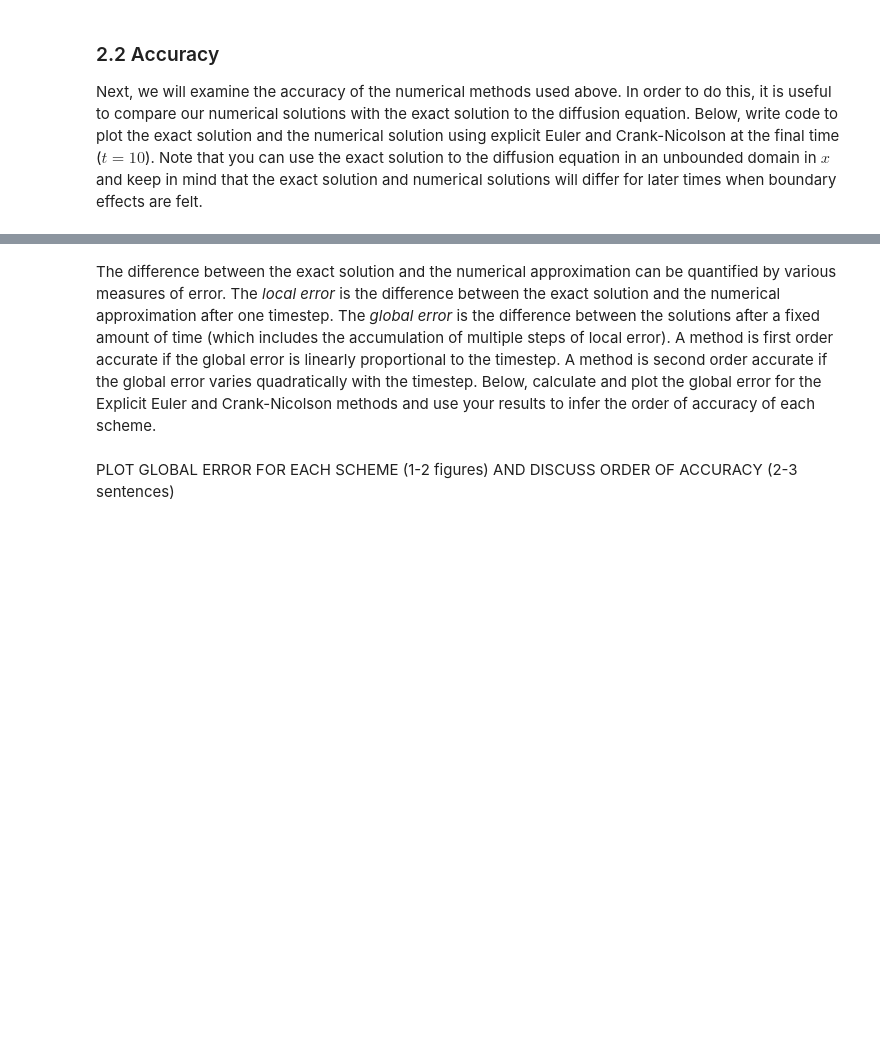
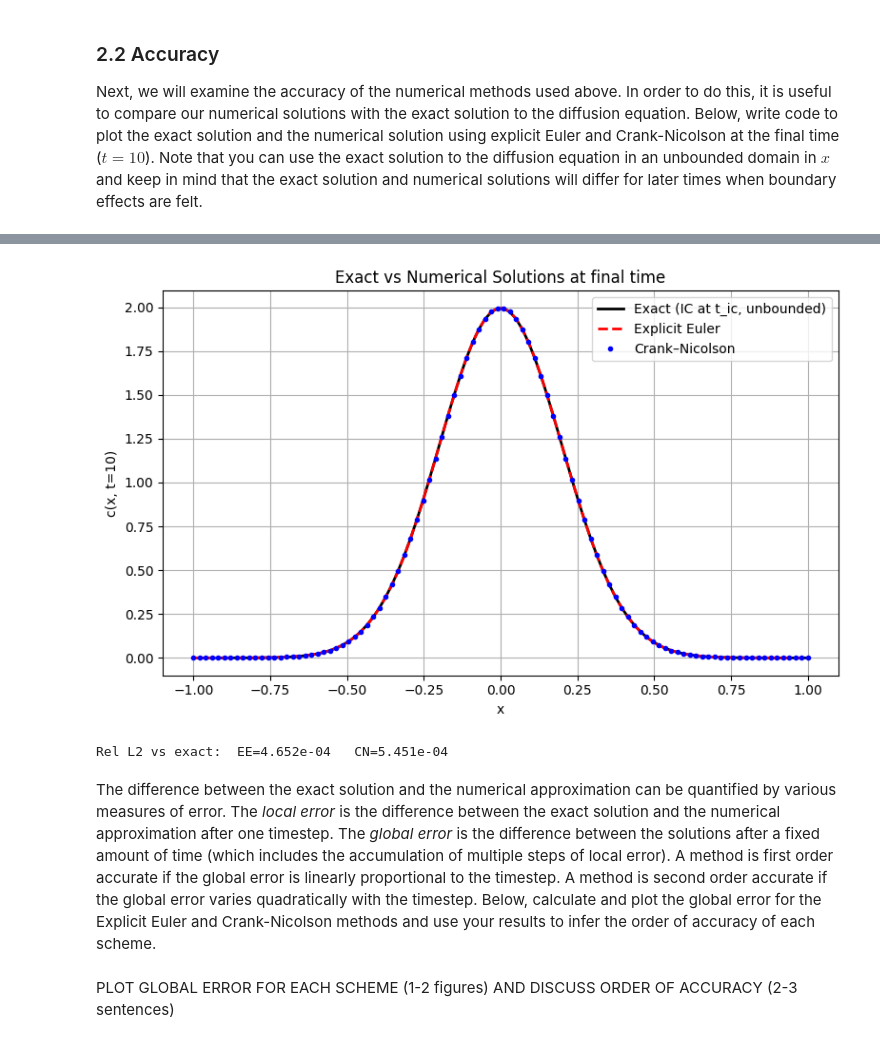
Before and after one commit to josephineshipp/QCES, a Jupyter notebook: Project1_numerical_methods.ipynb, the cells around one changed output, grey strips where cells are left out. Saved outputs shown, nothing was run; the diff lists cells and outputs as text; code cells hidden in the pictures; blank space fills up the shorter version.

```diff
--- a/Project1_numerical_methods.ipynb
+++ b/Project1_numerical_methods.ipynb
@@ -445,0 +447,62 @@ plt.show()
+# %%
+# 1) Explicit Euler
+
+def EE(x, t, kappa):
+    """
+    Explicit Euler for the 1-D diffusion equation with homogeneous Neumann BCs.
+    c^{n+1} = c^n + dt * kappa * M c^n
+    """
+    import time
+    dt = t[1] - t[0]
+    M  = construct_M(x)
+    Nx, Nt = len(x), len(t)
+    c = np.zeros((Nx, Nt))
+
+    # set initial condition (t_ic=10)
+    t_ic = 10.0
+    c[:, 0] = set_ics(x, kappa, t_ic)
+
+    start = time.time()
+    for k in range(1, Nt):
+        c[:, k] = c[:, k-1] + dt * kappa * (M @ c[:, k-1])
+        # enforce Neumann BCs each step (∂x c = 0 at ends)
+        c[0, k]  = c[1, k]
+        c[-1, k] = c[-2, k]
+    end = time.time()
+    print(f"Explicit Euler took {end - start:.2f} s")
+    return c
+
+
+# 2) Exact-vs-Numerical at final time
+c_EE = EE(x, t, kappa)
+c_CN = CN(x, t, kappa)
+
+# final time and slices
+t_final_idx = -1
+t_val = t[t_final_idx]
+c_euler_final = c_EE[:, t_final_idx]
+c_cn_final    = c_CN[:, t_final_idx]
+
+# exact solution
+t_ic = 10.0
+teff = t_ic + t_val
+c_exact = (1.0 / np.sqrt(4.0 * np.pi * kappa * teff)) * np.exp(-x**2 / (4.0 * kappa * teff))
+
+# plot results
+plt.figure(figsize=(8, 5))
+plt.plot(x, c_exact, color='k', lw=2, label='Exact (IC at t_ic, unbounded)')
+plt.plot(x, c_euler_final, color='red', lw=2, linestyle='--', label='Explicit Euler')
+plt.plot(x, c_cn_final, 'b.', lw=2, label='Crank–Nicolson')
+plt.xlabel('x')
+plt.ylabel(f'c(x, t={t_val:g})')
+plt.title('Exact vs Numerical Solutions at final time')
+plt.grid(True)
+plt.legend()
+plt.tight_layout()
+plt.show()
+
+# accuracy number
+def relL2(a, b):
+    return np.linalg.norm(a - b) / np.linalg.norm(b)
+print(f"Rel L2 vs exact:  EE={relL2(c_euler_final, c_exact):.3e}   CN={relL2(c_cn_final, c_exact):.3e}")
+# %% [output]
@@ -446,3 +511,5 @@ plt.show()
+[figure, added]
+Rel L2 vs exact:  EE=4.652e-04   CN=5.451e-04
 # %% [markdown]
 The difference between the exact solution and the numerical approximation can be quantified by various measures of error. The *local error* is the difference between the exact solution and the numerical approximation after one timestep. The *global error* is the difference between the solutions after a fixed amount of time (which includes the accumulation of multiple steps of local error). A method is first order accurate if the global error is linearly proportional to the timestep. A method is second order accurate if the global error varies quadratically with the timestep. Below, calculate and plot the global error for the Explicit Euler and Crank-Nicolson methods and use your results to infer the order of accuracy of each scheme.
 # %% [markdown]
```
Also changed, not shown: parts of 6 cells of this notebook.
